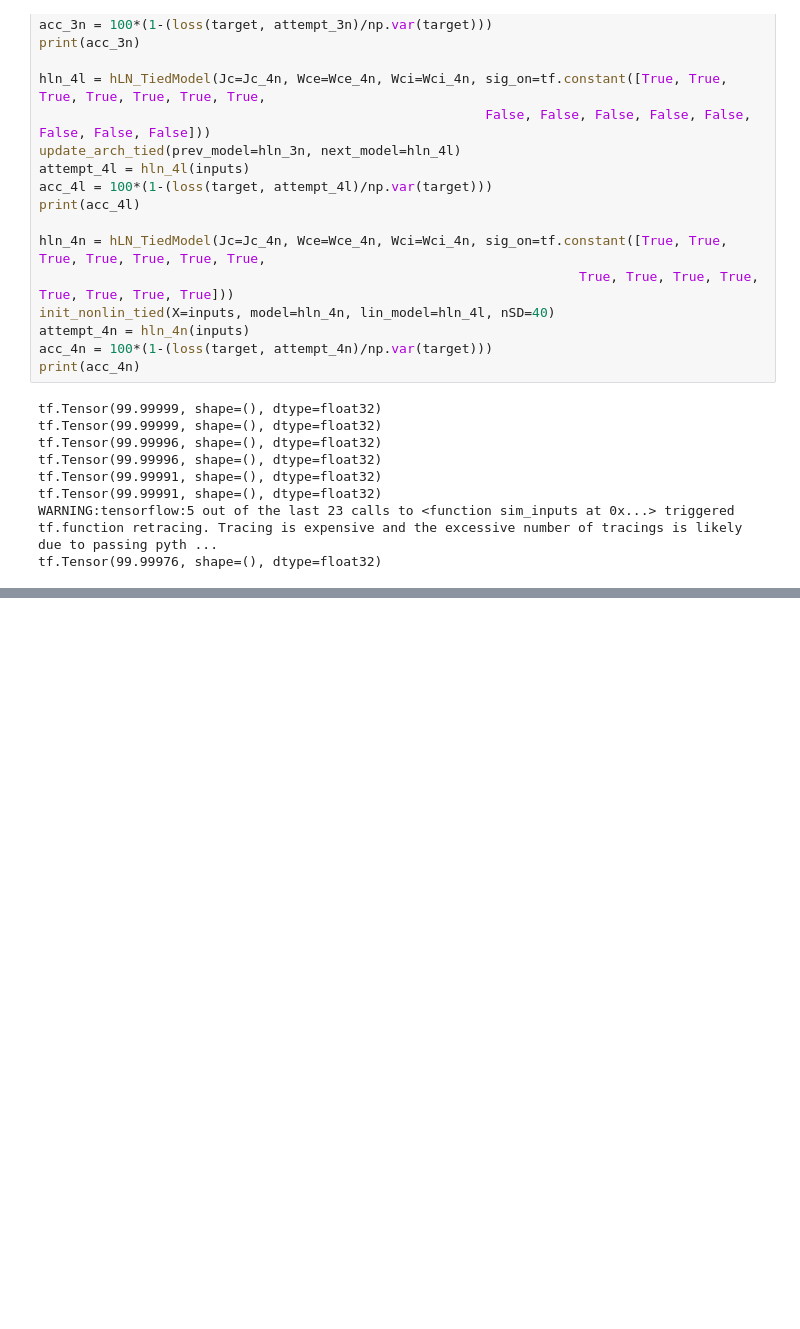
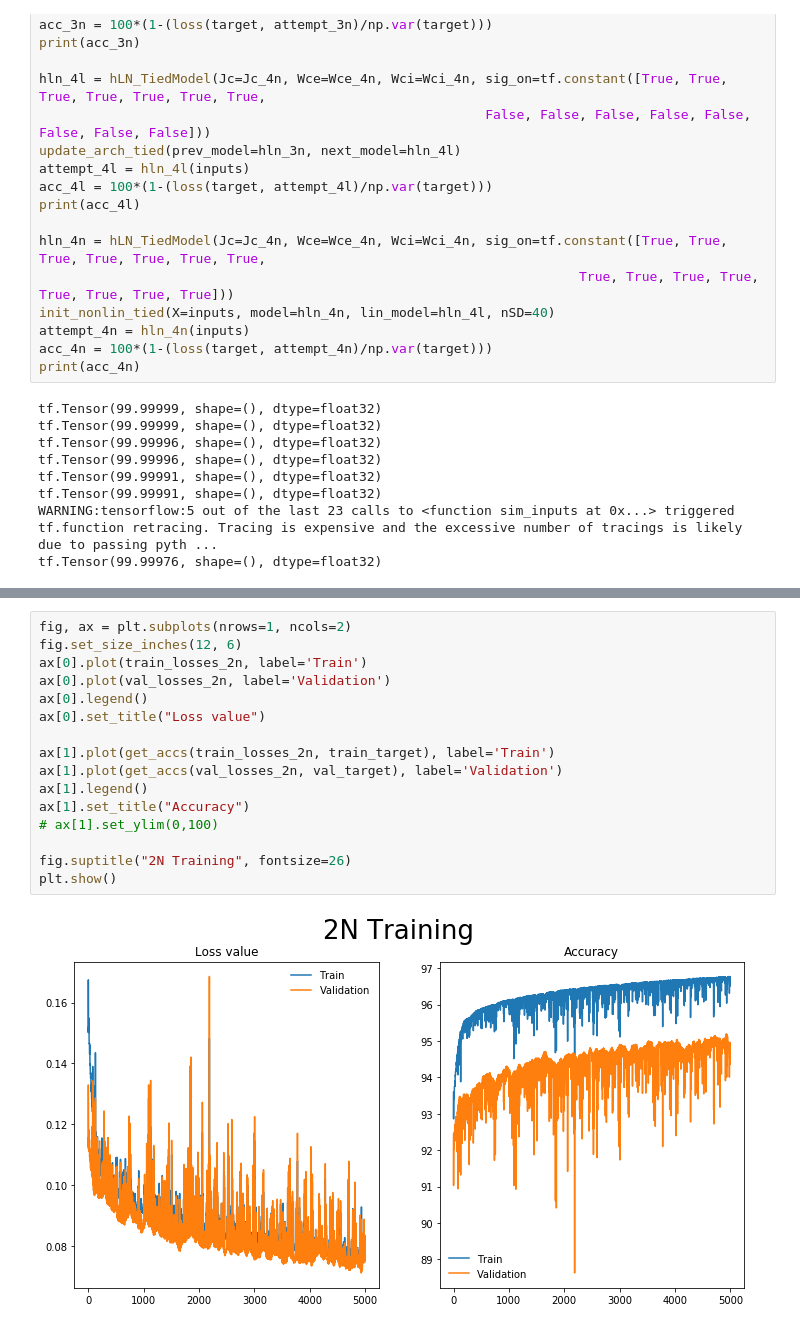
Before and after one commit to eap40/iib-neuro-proj, a Jupyter notebook: Notebooks/training_build3.ipynb, the cells around one changed output, grey strips where cells are left out. Saved outputs shown, nothing was run; the diff lists cells and outputs as text; blank space fills up the shorter version.

```diff
--- a/Notebooks/training_build3.ipynb
+++ b/Notebooks/training_build3.ipynb
@@ -1136,0 +955,18 @@ b
+# %%
+fig, ax = plt.subplots(nrows=1, ncols=2)
+fig.set_size_inches(12, 6)
+ax[0].plot(train_losses_2n, label='Train')
+ax[0].plot(val_losses_2n, label='Validation')
+ax[0].legend()
+ax[0].set_title("Loss value")
+
+ax[1].plot(get_accs(train_losses_2n, train_target), label='Train')
+ax[1].plot(get_accs(val_losses_2n, val_target), label='Validation')
+ax[1].legend()
+ax[1].set_title("Accuracy")
+# ax[1].set_ylim(0,100)
+
+fig.suptitle("2N Training", fontsize=26)
+plt.show()
+# %% [output]
+[figure, added]
```
Also changed, not shown: parts of 28 cells of this notebook.
